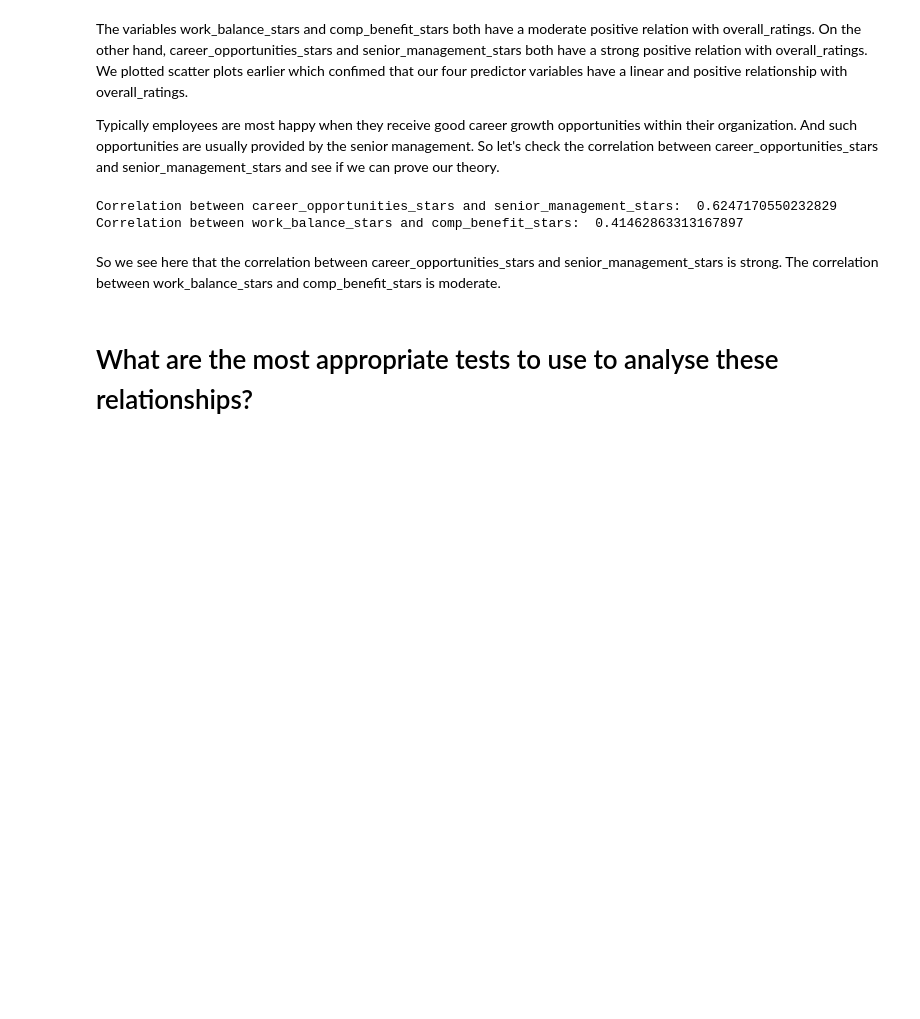
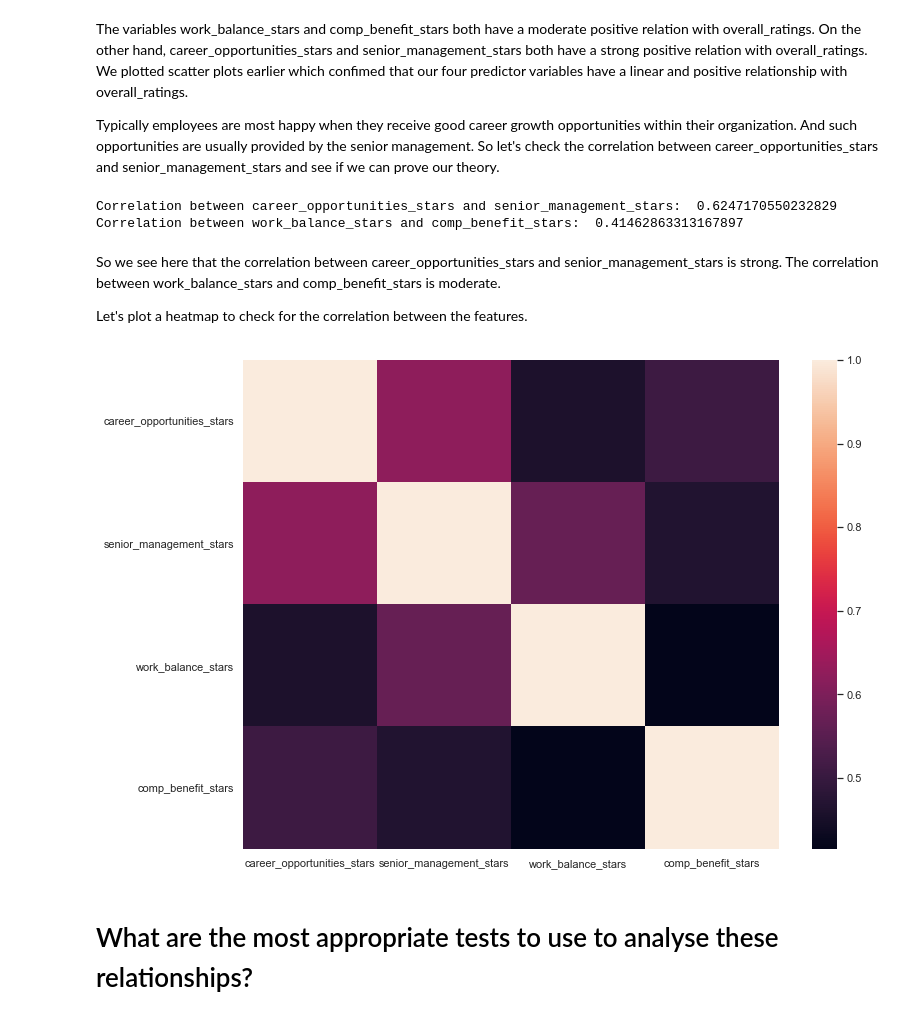
Before and after one commit to venustrip/Capstone-1, a Jupyter notebook: capstone1.ipynb, the cells around one changed output. Cells and saved outputs as stored; diff of their text form; code cells hidden in the pictures; blank space fills up the shorter version.

```diff
--- a/capstone1.ipynb
+++ b/capstone1.ipynb
@@ -452,6 +456,14 @@ Correlation between work_balance_stars and comp_benefit_stars:  0.41462863313167
 # %% [markdown]
 So we see here that the correlation between career_opportunities_stars and senior_management_stars is strong.
 The correlation between work_balance_stars and comp_benefit_stars is moderate.
+
+Let's plot a heatmap to check for the correlation between the features.
+# %%
+corr = emp_df[['career_opportunities_stars', 'senior_management_stars', 'work_balance_stars', 'comp_benefit_stars']].corr()
+sns.heatmap(corr, xticklabels=corr.columns.values, yticklabels=corr.columns.values)
+plt.show()
+# %% [output]
+[figure, added]
 # %% [markdown]
 # What are the most appropriate tests to use to analyse these relationships?
 # %% [markdown]
```
Also changed, not shown: parts of 28 cells of this notebook.
